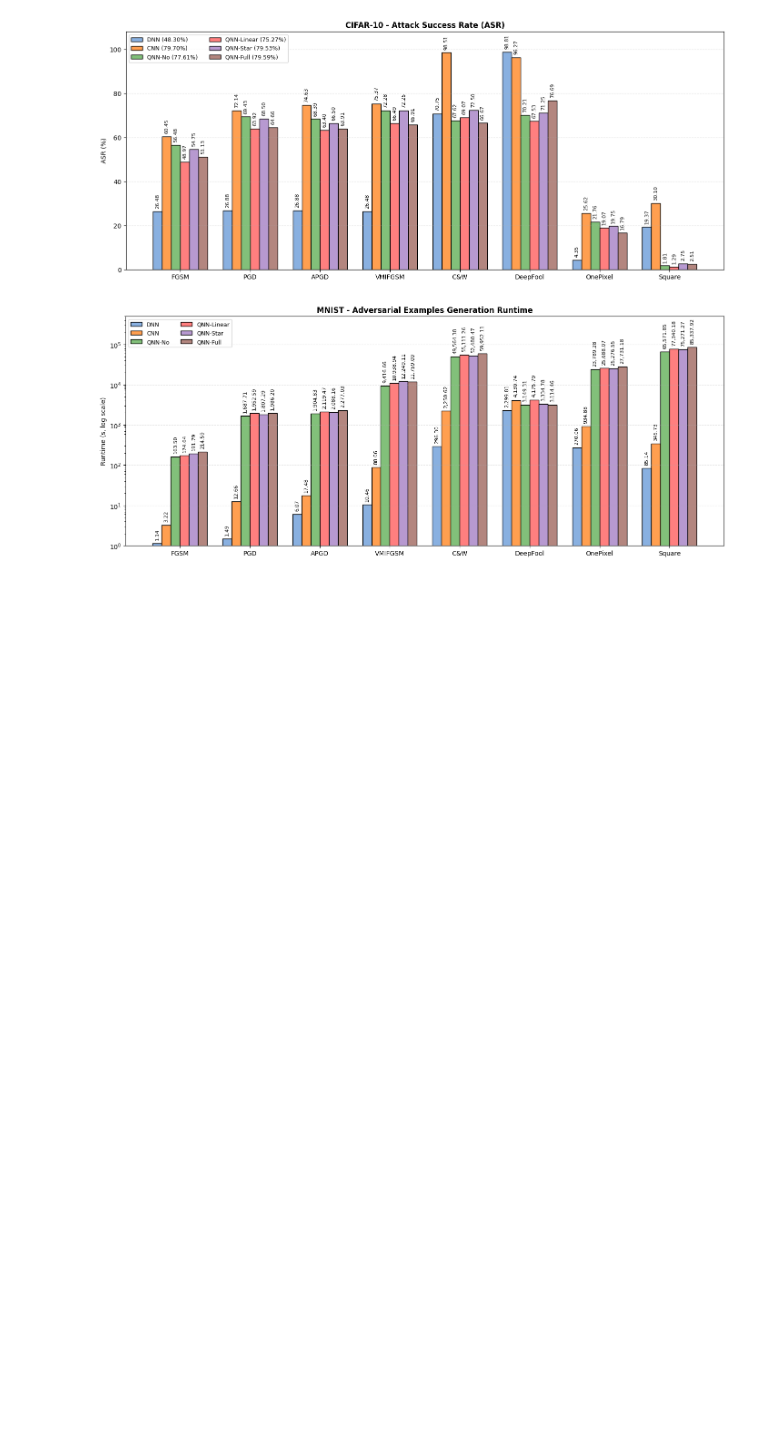
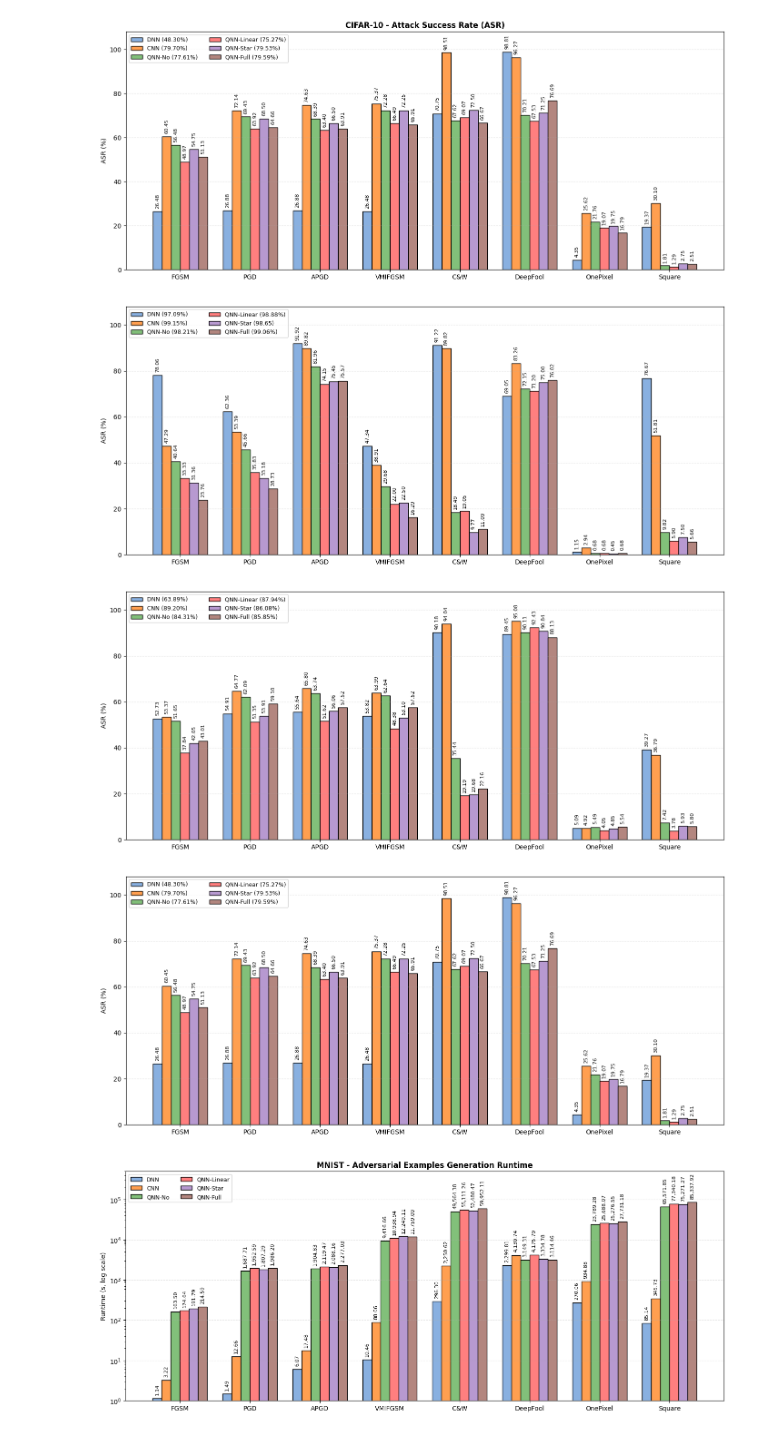
Before and after one commit to n-azimi/QShield, a Jupyter notebook: docs/Results.ipynb, the cells around one changed output. Saved outputs shown, nothing was run; the diff lists cells and outputs as text; code cells hidden in the pictures; blank space fills up the shorter version.

```diff
--- a/docs/Results.ipynb
+++ b/docs/Results.ipynb
@@ -245,6 +340,83 @@ for dataset, data in asr_data.items():
 [figure]
 [figure]
 [figure]
+# %%
+# Save as pdf
+
+# Attacks
+attacks = ["FGSM", "PGD", "APGD", "VMIFGSM", "C&W", "DeepFool", "OnePixel", "Square"]
+
+# ASR Data (percentages)
+asr_data = {
+    "MNIST": [
+        [78.06, 62.36, 91.92, 47.34, 91.22, 69.05, 1.15, 76.67],  # DNN
+        [47.29, 53.39, 89.82, 38.91, 89.82, 83.26, 2.94, 51.81],  # CNN
+        [40.64, 45.66, 81.96, 29.68, 18.49, 72.15, 0.68, 9.82],    # QNN-No
+        [33.33, 35.83, 74.15, 22.00, 19.05, 71.20, 0.68, 5.90],   # QNN-Linear
+        [31.36, 33.18, 75.45, 22.50, 9.77, 75.00, 0.45, 7.50],    # QNN-Star
+        [23.76, 28.73, 75.57, 16.29, 11.09, 76.02, 0.68, 5.66]   # QNN-Full
+    ],
+    "OrganAMNIST": [
+        [52.73, 54.91, 55.64, 53.82, 90.18, 89.45, 5.09, 39.27],  # DNN
+        [53.37, 64.77, 65.80, 63.99, 94.04, 95.08, 4.92, 36.79],  # CNN
+        [51.65, 62.09, 63.74, 62.64, 35.44, 90.11, 5.49, 7.42],    # QNN-No
+        [37.84, 51.35, 51.62, 48.38, 19.19, 92.43, 4.05, 3.78],   # QNN-Linear
+        [42.05, 53.91, 56.06, 53.10, 19.68, 90.84, 4.85, 5.93],   # QNN-Star
+        [43.01, 59.10, 57.52, 57.52, 22.16, 88.13, 5.54, 5.80]   # QNN-Full
+    ],
+    "CIFAR-10": [
+        [26.48, 26.88, 26.88, 26.48, 70.75, 98.81, 4.35, 19.37],  # DNN
+        [60.45, 72.14, 74.63, 75.37, 98.51, 96.27, 25.62, 30.10], # CNN
+        [56.48, 69.43, 68.39, 72.28, 67.62, 70.21, 21.76, 1.81],   # QNN-No
+        [48.97, 63.92, 63.40, 66.49, 69.07, 67.53, 19.07, 1.29],  # QNN-Linear
+        [54.75, 68.50, 66.50, 72.25, 72.50, 71.25, 19.75, 2.75],  # QNN-Star
+        [51.13, 64.66, 63.91, 65.91, 66.67, 76.69, 16.79, 2.51]  # QNN-Full
+    ]
+}
+
+# Dataset-specific model labels with ODR
+model_labels = {
+    "MNIST": ["DNN (97.09%)", "CNN (99.15%)", "QNN-No (98.21%)", "QNN-Linear (98.88%)",
+              "QNN-Star (98.65)", "QNN-Full (99.06%)"],
+    "OrganAMNIST": ["DNN (63.89%)", "CNN (89.20%)", "QNN-No (84.31%)", "QNN-Linear (87.94%)",
+                    "QNN-Star (86.08%)", "QNN-Full (85.85%)"],
+    "CIFAR-10": ["DNN (48.30%)", "CNN (79.70%)", "QNN-No (77.61%)", "QNN-Linear (75.27%)",
+                "QNN-Star (79.53%)", "QNN-Full (79.59%)"]
+}
+
+# Plot function
+def plot_asr(dataset, data):
+    x = np.arange(len(attacks))
+    width = 0.13
+
+    fig, ax = plt.subplots(figsize=(14,6))
+
+    colors = ["#89b0e0", "#ff9f50", "#82c07a", "#ff7f7f", "#b799d0", "#b3867f"] # distinct colors
+
+    for i, label in enumerate(model_labels[dataset]):
+        ax.bar(x + i*width, data[i], width, label=label, color=colors[i], edgecolor="black")
+        for j, v in enumerate(data[i]):
+            if v > 0:
+                ax.text(x[j] + i*width, v+1.2, f"{v:.2f}", va= "bottom" , ha="center", fontsize=8, rotation=90)
+
+    ax.set_xticks(x + width*2.5)
+    ax.set_xticklabels(attacks, rotation=0)
+    ax.set_ylabel("ASR (%)")
+    ax.set_ylim(0, 108)
+    # ax.set_title(f"{dataset} - Attack Success Rate (ASR)", fontsize=12, fontweight="bold")
+    ax.legend(ncol=2, fontsize=9, loc="upper left")
+    ax.grid(axis="y", linestyle="--", alpha=0.3)
+    plt.tight_layout()
+    plt.savefig(f"[Result] {dataset}-ASR.pdf")
+    plt.show()
+
+# Plot per dataset
+for dataset, data in asr_data.items():
+    plot_asr(dataset, data)
+# %% [output]
+[figure, added]
+[figure, added]
+[figure, added]
 # %%
 # Models and attacks
 models = ["DNN", "CNN", "QNN-No", "QNN-Linear", "QNN-Star", "QNN-Full"]
```
Also changed, not shown: parts of 3 cells of this notebook, 12 other files.
